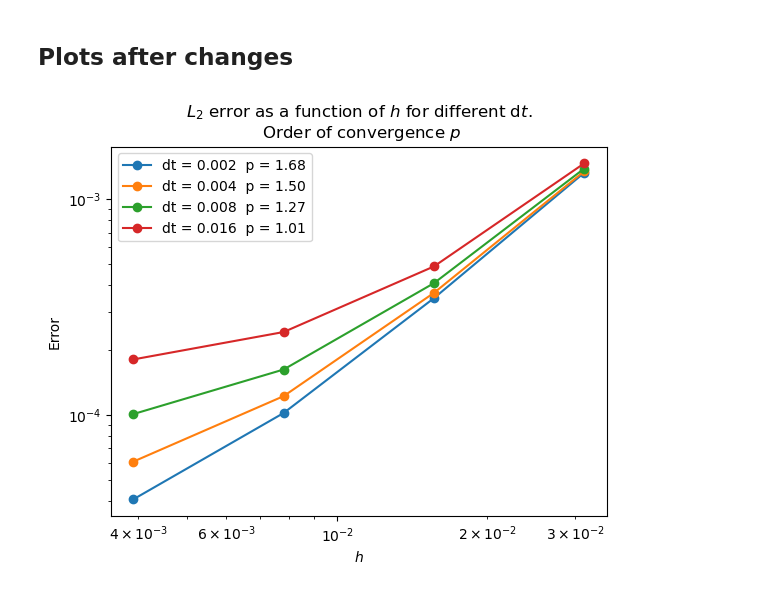
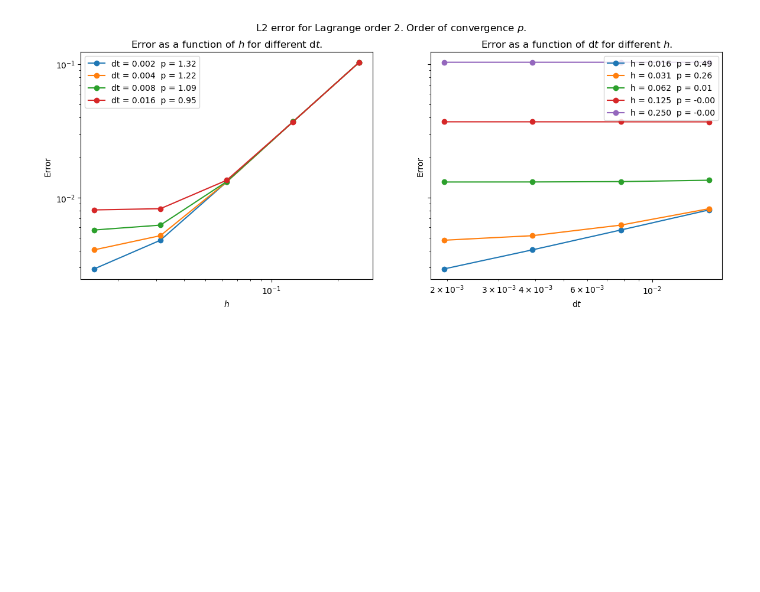
Before and after one commit to aledha/Computing-the-Electrical-Activity-in-the-Heart, a Jupyter notebook: operator splitting/op_split_convergence.ipynb, the cells around one changed output. Saved outputs shown, nothing was run; the diff lists cells and outputs as text; code cells hidden in the pictures; blank space fills up the shorter version.

Commit message:
v_ex ufl expression, added theta<1 check, plots

```diff
--- a/operator splitting/op_split_convergence.ipynb
+++ b/operator splitting/op_split_convergence.ipynb
@@ -7,7 +7,6 @@ import ufl
 import matplotlib.pyplot as plt
 # %%
 lam = 1
-theta = 1
 T = 1.0  # Final time
 # %%
 def v_exact(t):
@@ -106,19 +105,29 @@ def create_error_matrix(numspatial, numtemporal):
     return errors, hs, dts
-# %%
-errors, hs, dts = create_error_matrix(4, 4)
 # %%
-def plot_error(errors, hs, dts):
+def analyse_error(numSpatial, numTemporal, startSpatial, startTemporal, theta, lagrangeOrder):
+    errors, hs, dts = create_error_matrix(numSpatial, numTemporal, startSpatial, startTemporal, theta, lagrangeOrder)
+
+    fig, (ax1, ax2) = plt.subplots(1, 2, figsize=(14,5), sharey=True)
+    fig.suptitle(f'L2 error for Lagrange order {2}. Order of convergence ' + r'$p$.')
+
     for itime in range(len(dts)):
         order = np.polyfit(np.log(hs),np.log(errors[itime]), 1)[0]
-        plt.loglog(hs, errors[itime], '-o', label = 'dt = {:.3f}  '.format(dts[itime])+ 'p = {:.2f}'.format(order))
-    plt.xlabel(r'$h$')
-    plt.ylabel('Error')
-    plt.title(r'$L_2$ error as a function of $h$ for different d$t$.' + '\n Order of convergence ' + r'$p$')
-    plt.legend()
-    plt.show()
+        ax1.loglog(hs, errors[itime], '-o', label = 'dt = {:.3f}  '.format(dts[itime])+ 'p = {:.2f}'.format(order))
+    ax1.set_xlabel(r'$h$')
+    ax1.set_ylabel('Error')
+    ax1.set_title(r'Error as a function of $h$ for different d$t$.')
+    ax1.legend()
+
+    for ispace in range(len(hs)):
+        order = np.polyfit(np.log(dts),np.log(errors[:,ispace]), 1)[0]
+        ax2.loglog(dts, errors[:,ispace], '-o', label = 'h = {:.3f}  '.format(hs[ispace])+ 'p = {:.2f}'.format(order))
+    ax2.set_xlabel(r'd$t$')
+    ax2.set_ylabel('Error')
+    ax2.set_title(r'Error as a function of d$t$ for different $h$.')
+    ax2.legend()
+
+    fig.show()
-# %% [markdown]
-## Plots after changes
-# %%
-plot_error(errors, hs, dts)
-# %% [output]
-[figure, removed]
+# %%
+analyse_error(5, 4, startSpatial=1, startTemporal=5, theta=0.5, lagrangeOrder=2)
+# %% [output]
+[figure, added]
```
Also changed, not shown: parts of 2 cells of this notebook, 1 other file.
